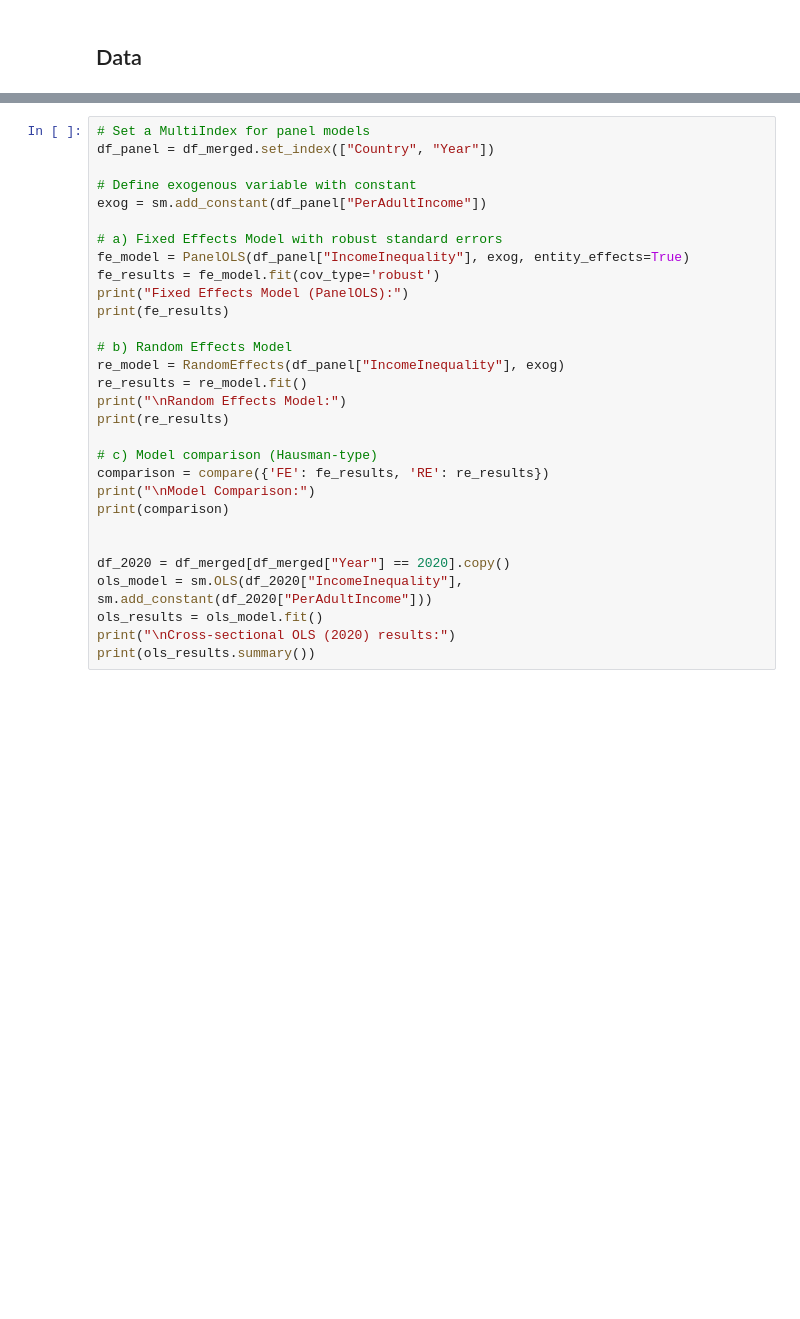
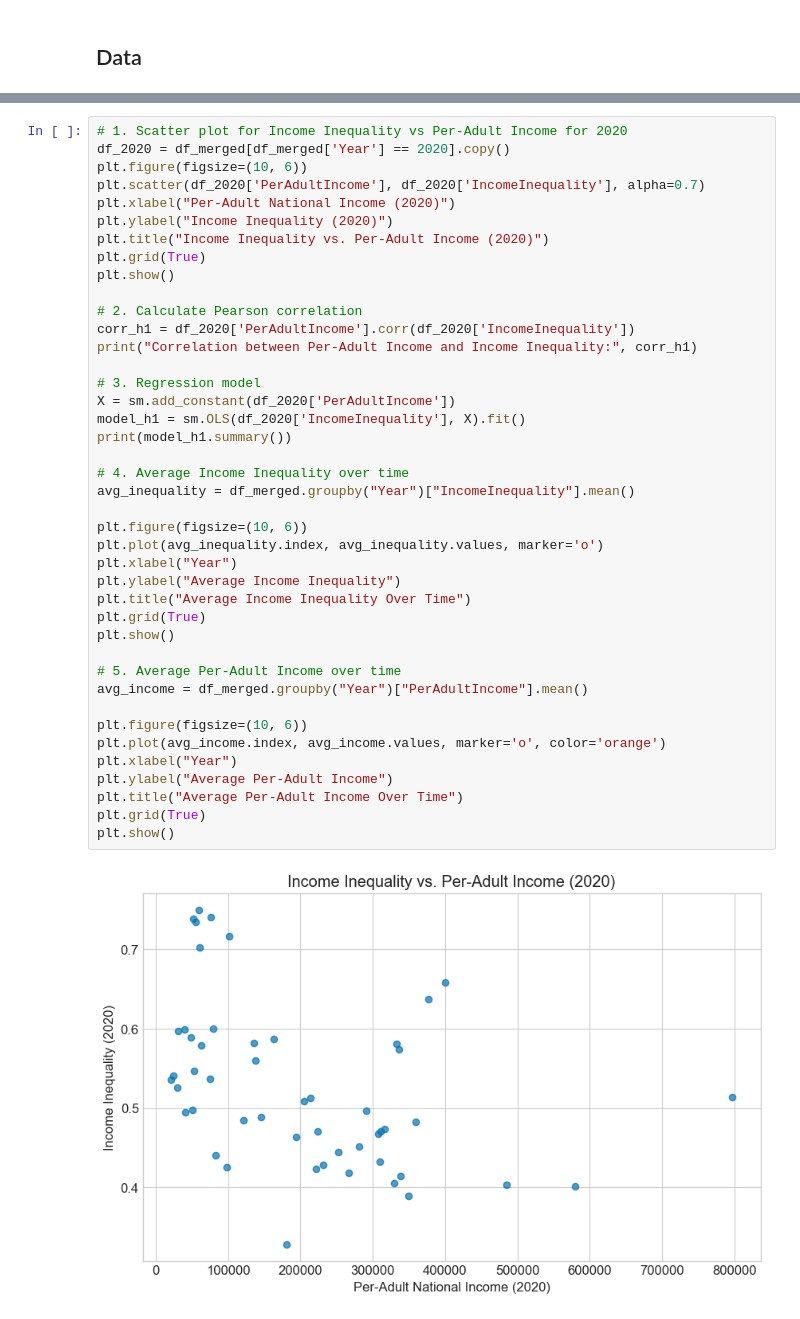
Before and after one commit to virajvekaria/IDS-Writing-Assignment, a Jupyter notebook: FINAL_SUBMISSION.ipynb, the cells around one changed output, grey strips where cells are left out. Cells and saved outputs as stored; diff of their text form; blank space fills up the shorter version.

```diff
--- a/FINAL_SUBMISSION.ipynb
+++ b/FINAL_SUBMISSION.ipynb
@@ -95,30 +121,43 @@ df_merged = (df_income_long.merge(df_income_ineq_long, on=['Country','Year'], ho
-# %%
-# Set a MultiIndex for panel models
-df_panel = df_merged.set_index(["Country", "Year"])
-
-# Define exogenous variable with constant
-exog = sm.add_constant(df_panel["PerAdultIncome"])
-
-# a) Fixed Effects Model with robust standard errors
-fe_model = PanelOLS(df_panel["IncomeInequality"], exog, entity_effects=True)
-fe_results = fe_model.fit(cov_type='robust')
-print("Fixed Effects Model (PanelOLS):")
-print(fe_results)
-
-# b) Random Effects Model
-re_model = RandomEffects(df_panel["IncomeInequality"], exog)
-re_results = re_model.fit()
-print("\nRandom Effects Model:")
-print(re_results)
-
-# c) Model comparison (Hausman-type)
-comparison = compare({'FE': fe_results, 'RE': re_results})
-print("\nModel Comparison:")
-print(comparison)
-
-
-df_2020 = df_merged[df_merged["Year"] == 2020].copy()
-ols_model = sm.OLS(df_2020["IncomeInequality"], sm.add_constant(df_2020["PerAdultIncome"]))
-ols_results = ols_model.fit()
-print("\nCross-sectional OLS (2020) results:")
-print(ols_results.summary())
+# %%
+# 1. Scatter plot for Income Inequality vs Per-Adult Income for 2020
+df_2020 = df_merged[df_merged['Year'] == 2020].copy()
+plt.figure(figsize=(10, 6))
+plt.scatter(df_2020['PerAdultIncome'], df_2020['IncomeInequality'], alpha=0.7)
+plt.xlabel("Per-Adult National Income (2020)")
+plt.ylabel("Income Inequality (2020)")
+plt.title("Income Inequality vs. Per-Adult Income (2020)")
+plt.grid(True)
+plt.show()
+
+# 2. Calculate Pearson correlation
+corr_h1 = df_2020['PerAdultIncome'].corr(df_2020['IncomeInequality'])
+print("Correlation between Per-Adult Income and Income Inequality:", corr_h1)
+
+# 3. Regression model
+X = sm.add_constant(df_2020['PerAdultIncome'])
+model_h1 = sm.OLS(df_2020['IncomeInequality'], X).fit()
+print(model_h1.summary())
+
+# 4. Average Income Inequality over time
+avg_inequality = df_merged.groupby("Year")["IncomeInequality"].mean()
+
+plt.figure(figsize=(10, 6))
+plt.plot(avg_inequality.index, avg_inequality.values, marker='o')
+plt.xlabel("Year")
+plt.ylabel("Average Income Inequality")
+plt.title("Average Income Inequality Over Time")
+plt.grid(True)
+plt.show()
+
+# 5. Average Per-Adult Income over time
+avg_income = df_merged.groupby("Year")["PerAdultIncome"].mean()
+
+plt.figure(figsize=(10, 6))
+plt.plot(avg_income.index, avg_income.values, marker='o', color='orange')
+plt.xlabel("Year")
+plt.ylabel("Average Per-Adult Income")
+plt.title("Average Per-Adult Income Over Time")
+plt.grid(True)
+plt.show()
+# %% [output]
+[figure, added]
```
Also changed, not shown: parts of 4 cells of this notebook, 2 other files.
